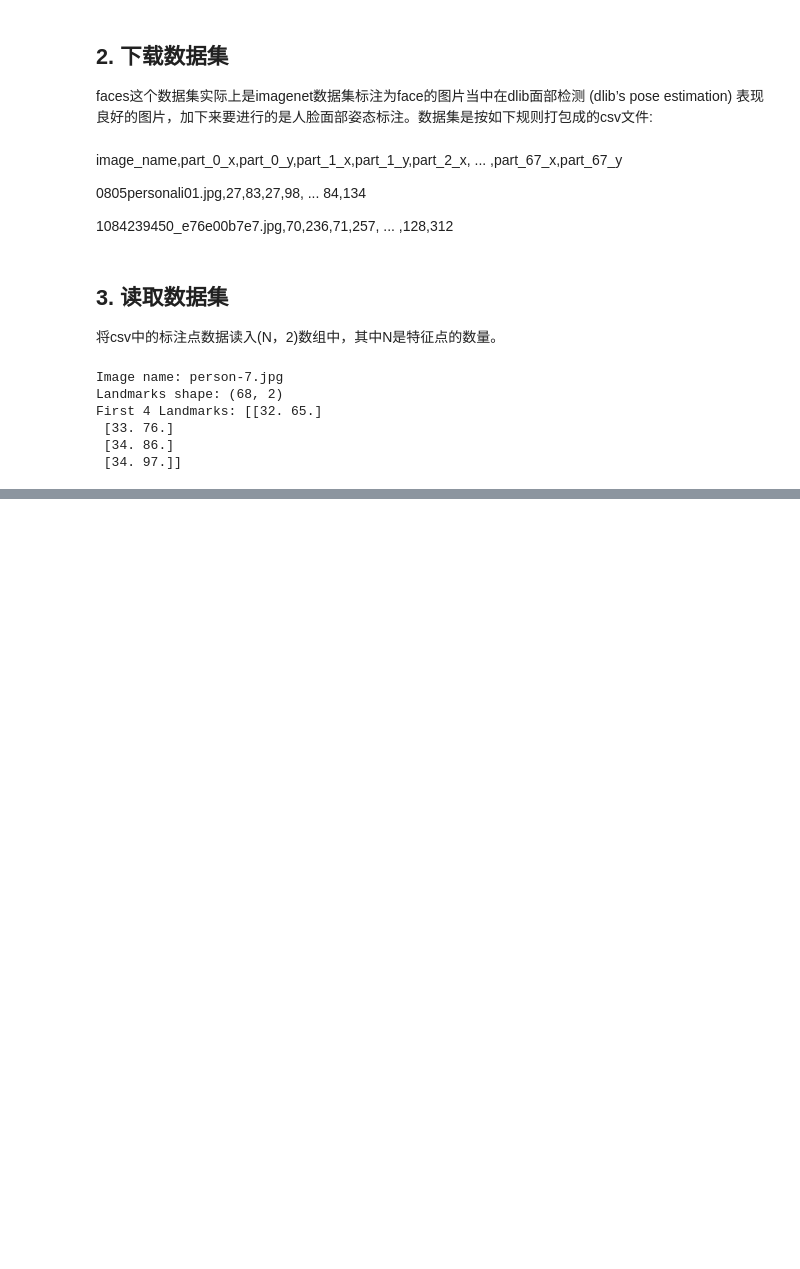
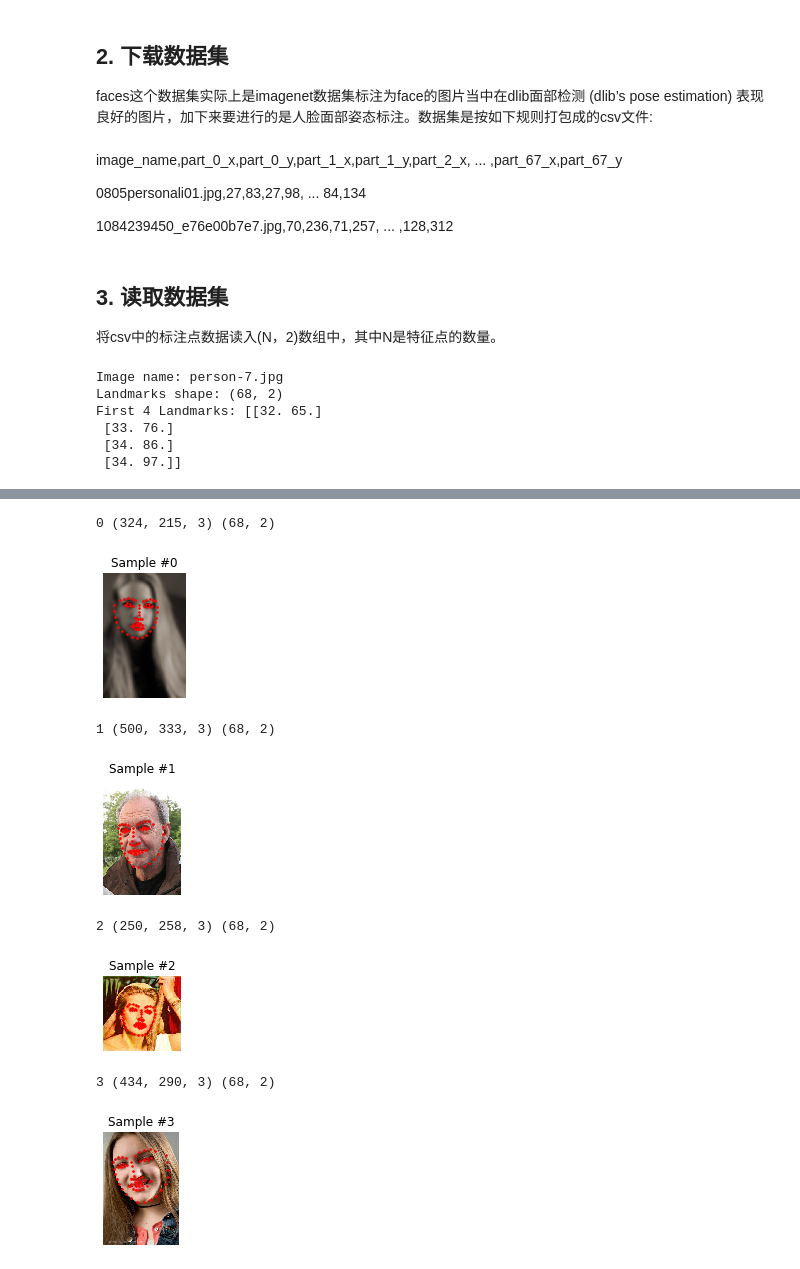
Before and after one commit to XuanxuanGao/LearnPyTorch, a Jupyter notebook: Ch2_PyTorch之入门进阶教程/01_data_load_process.ipynb, the cells around one changed output, grey strips where cells are left out. Cells and saved outputs as stored; diff of their text form; code cells hidden in the pictures; blank space fills up the shorter version.

```diff
--- a/Ch2_PyTorch之入门进阶教程/01_data_load_process.ipynb
+++ b/Ch2_PyTorch之入门进阶教程/01_data_load_process.ipynb
@@ -46,0 +63,51 @@ First 4 Landmarks: [[32. 65.]
+# %%
+class FaceLandmarksDataset(Dataset):
+    """面部标记数据集."""
+
+    def __init__(self, csv_file, root_dir, transform=None):
+        """
+        csv_file(string):带注释的csv文件的路径。
+        root_dir(string):包含所有图像的目录。
+        transform(callable， optional):一个样本上的可用的可选变换
+        """
+        self.landmarks_frame = pd.read_csv(csv_file)
+        self.root_dir = root_dir
+        self.transform = transform
+
+    def __len__(self):
+        return len(self.landmarks_frame)
+
+    def __getitem__(self, idx):
+        img_name = os.path.join(self.root_dir, self.landmarks_frame.iloc[idx, 0])
+        image = io.imread(img_name)
+        landmarks = self.landmarks_frame.iloc[idx, 1:]
+        landmarks = np.array([landmarks])
+        landmarks = landmarks.astype('float').reshape(-1, 2)
+        sample = {'image': image, 'landmarks': landmarks}
+        if self.transform:
+            sample = self.transform(sample)
+        return sample
+# %%
+# 实例化数据类，遍历数据集
+face_dataset = FaceLandmarksDataset(csv_file='data/faces/face_landmarks.csv', root_dir='data/faces/')
+fig = plt.figure()
+for i in range(len(face_dataset)):
+    sample = face_dataset[i]
+    print(i, sample['image'].shape, sample['landmarks'].shape)
+    ax = plt.subplot(1, 4, i + 1)
+    plt.tight_layout()
+    ax.set_title('Sample #{}'.format(i))
+    ax.axis('off')
+    show_landmarks(**sample) #双星号参数是将传入的任意多个参数转为字典
+    if i == 3:
+        plt.show()
+        break
+# %% [output]
+0 (324, 215, 3) (68, 2)
+[figure, added]
+1 (500, 333, 3) (68, 2)
+[figure, added]
+2 (250, 258, 3) (68, 2)
+[figure, added]
+3 (434, 290, 3) (68, 2)
+[figure, added]
```
Also changed, not shown: parts of 13 cells of this notebook.
